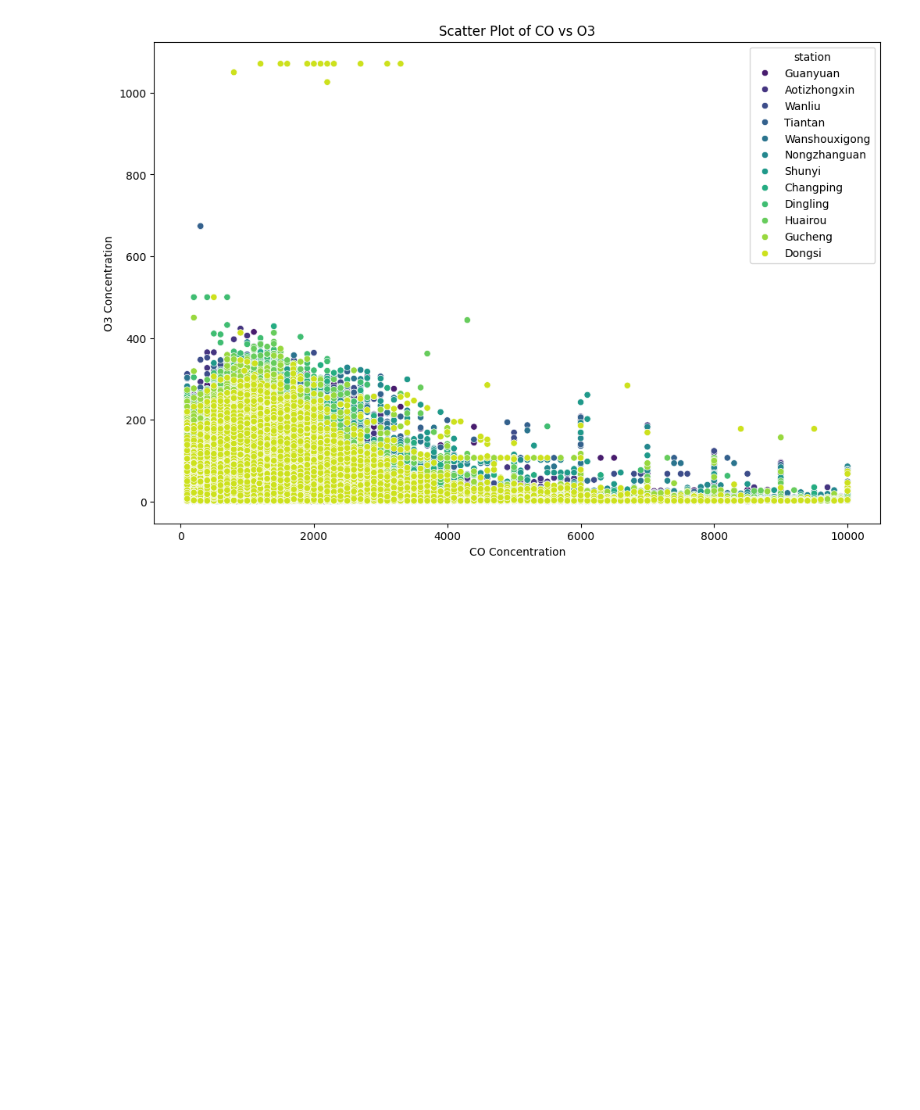
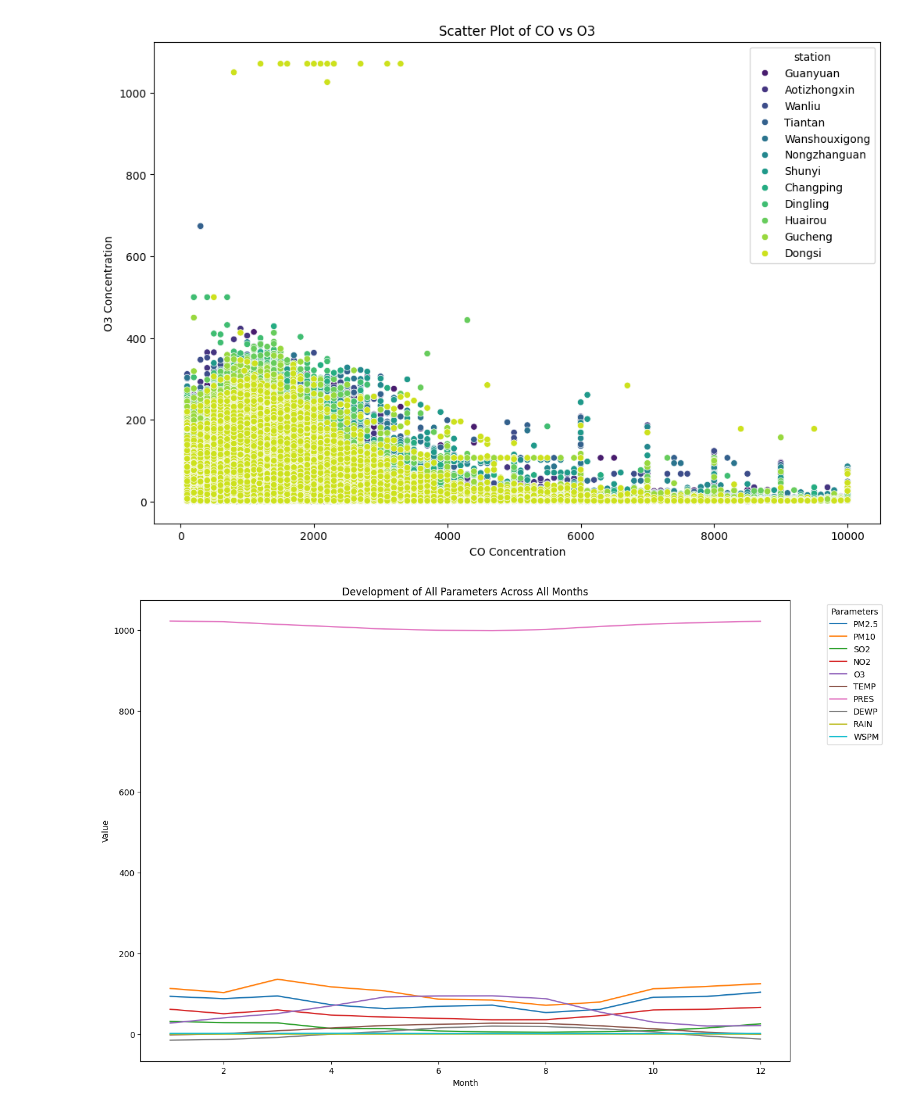
Before and after one commit to SURENDRAN-17/CMP7005-final, a Jupyter notebook: CMP7005_surendran.ipynb, the cells around one changed output. Saved outputs shown, nothing was run; the diff lists cells and outputs as text; code cells hidden in the pictures; blank space fills up the shorter version.

Commit message:
Lets see the development of differnet values accross months

```diff
--- a/CMP7005_surendran.ipynb
+++ b/CMP7005_surendran.ipynb
@@ -423,3 +423,18 @@ plt.title("Scatter Plot of CO vs O3")
 plt.show()
 # %% [output]
 [figure]
+# %%
+#Lets see the development of differnet values accross months
+chartlist= ['PM2.5', 'PM10', 'SO2', 'NO2', 'O3', 'TEMP', 'PRES', 'DEWP', 'RAIN', 'WSPM']
+plt.figure(figsize=(14, 10))
+for parameter in chartlist:
+    sns.lineplot(data=imputed_df, x='month', y=parameter, label=parameter)
+
+# Setting the labels and title
+plt.xlabel('Month')
+plt.ylabel('Value')
+plt.title('Development of All Parameters Across All Months')
+plt.legend(title='Parameters', bbox_to_anchor=(1.05, 1), loc='upper left')
+plt.show()
+# %% [output]
+[figure, added]
```
